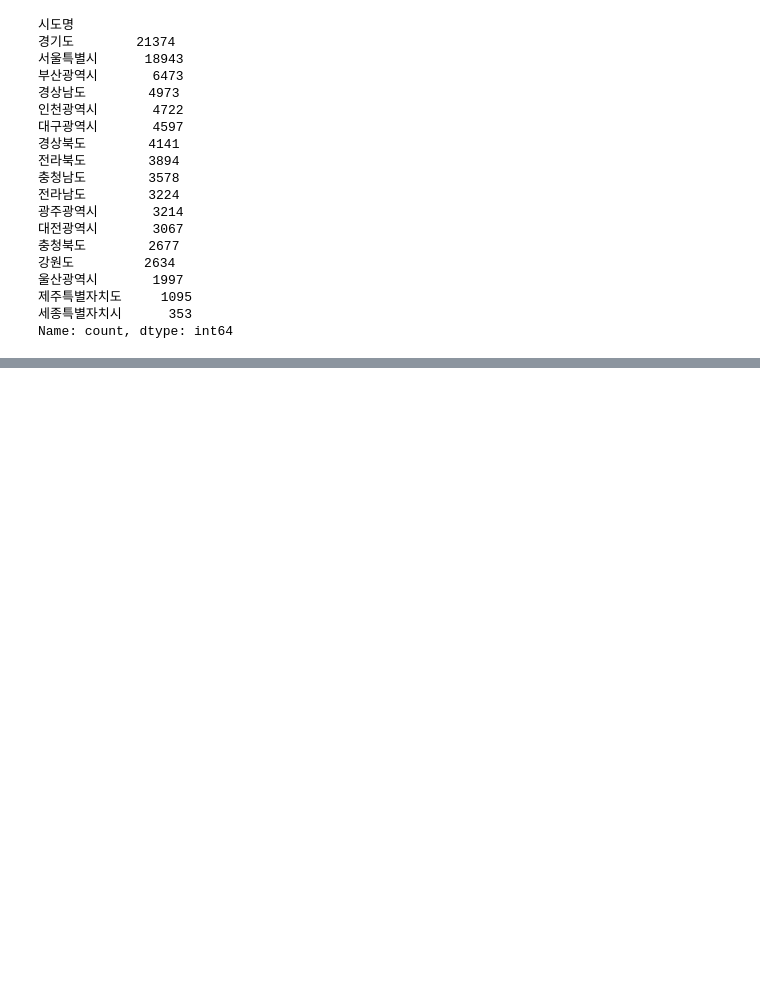
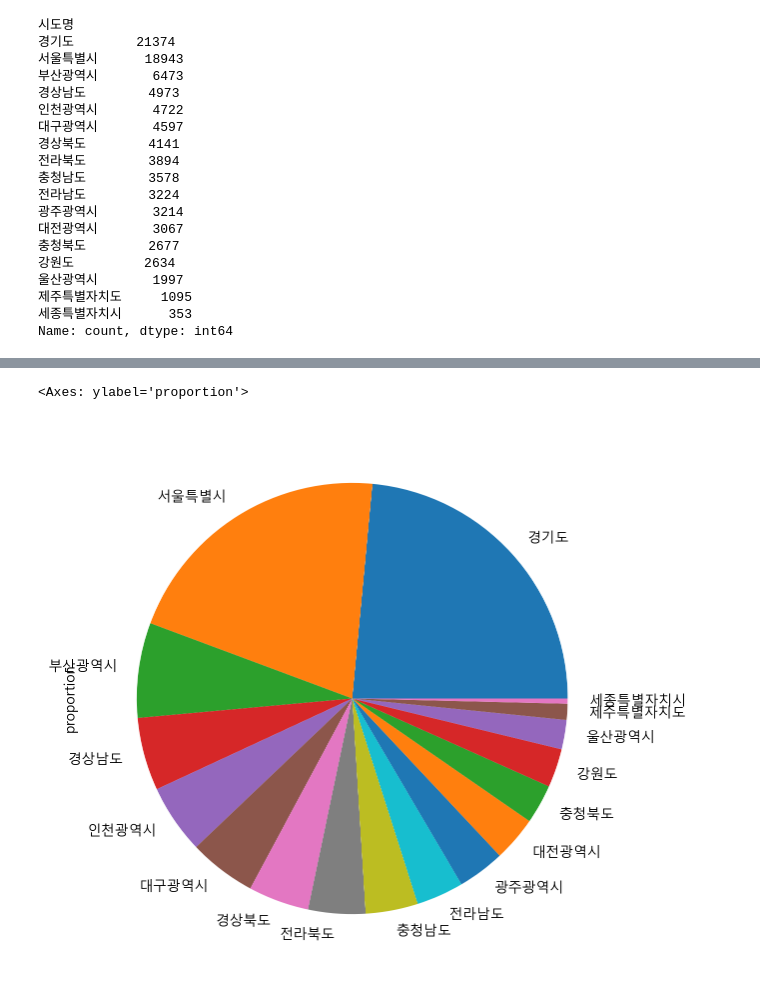
Before and after one commit to TAYKang1008/BAF-17-FRESH-Edu, a Jupyter notebook: 17기 신입교육세션 과제1_강태희.ipynb, the cells around one changed output, grey strips where cells are left out. Cells and saved outputs as stored; diff of their text form; code cells hidden in the pictures; blank space fills up the shorter version.

```diff
--- a/17기 신입교육세션 과제1_강태희.ipynb
+++ b/17기 신입교육세션 과제1_강태희.ipynb
@@ -448,0 +443,3 @@ df.describe()
+# %%
+city_normalize=df['시도명'].value_counts(normalize=True)
+city_normalize
@@ -448,0 +474,5 @@ df.describe()
+# %%
+city_normalize.plot.pie(figsize=(7,7))
+# %% [output]
+<Axes: ylabel='proportion'>
+[figure, added]
```
Also changed, not shown: parts of 22 cells of this notebook.
